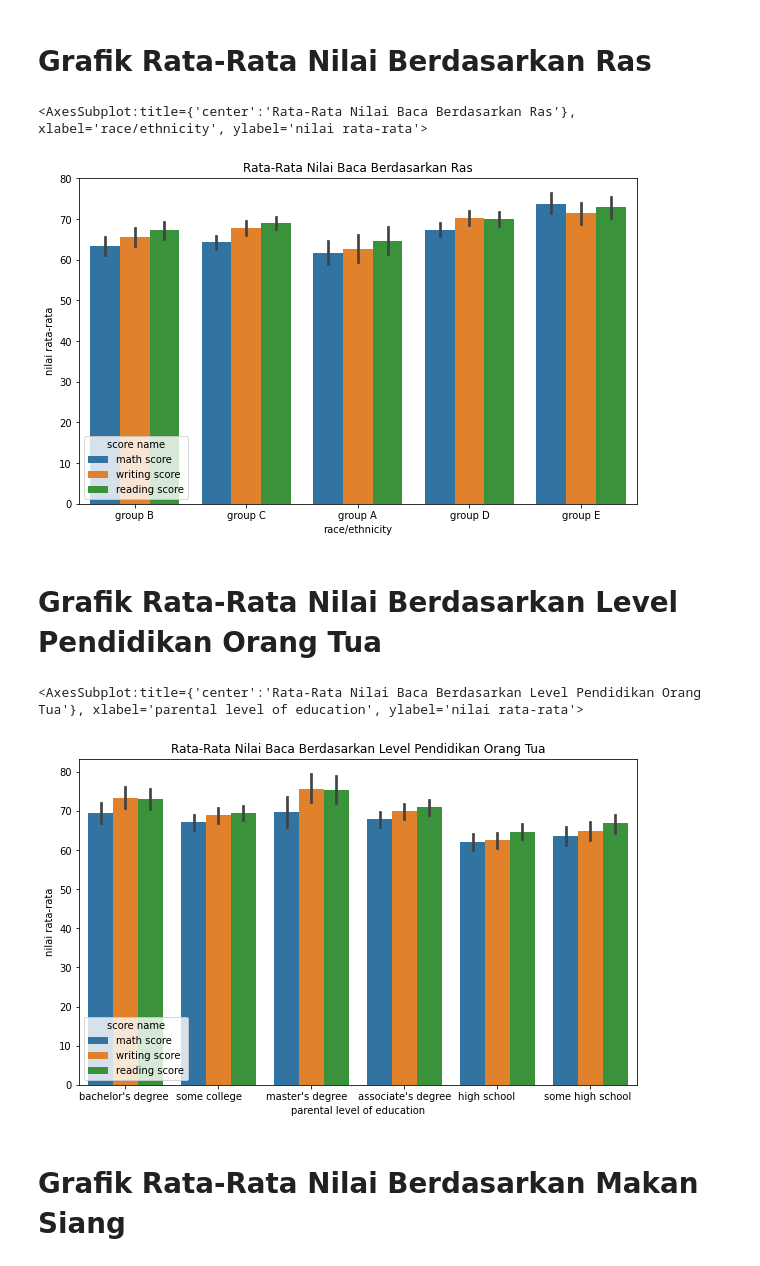
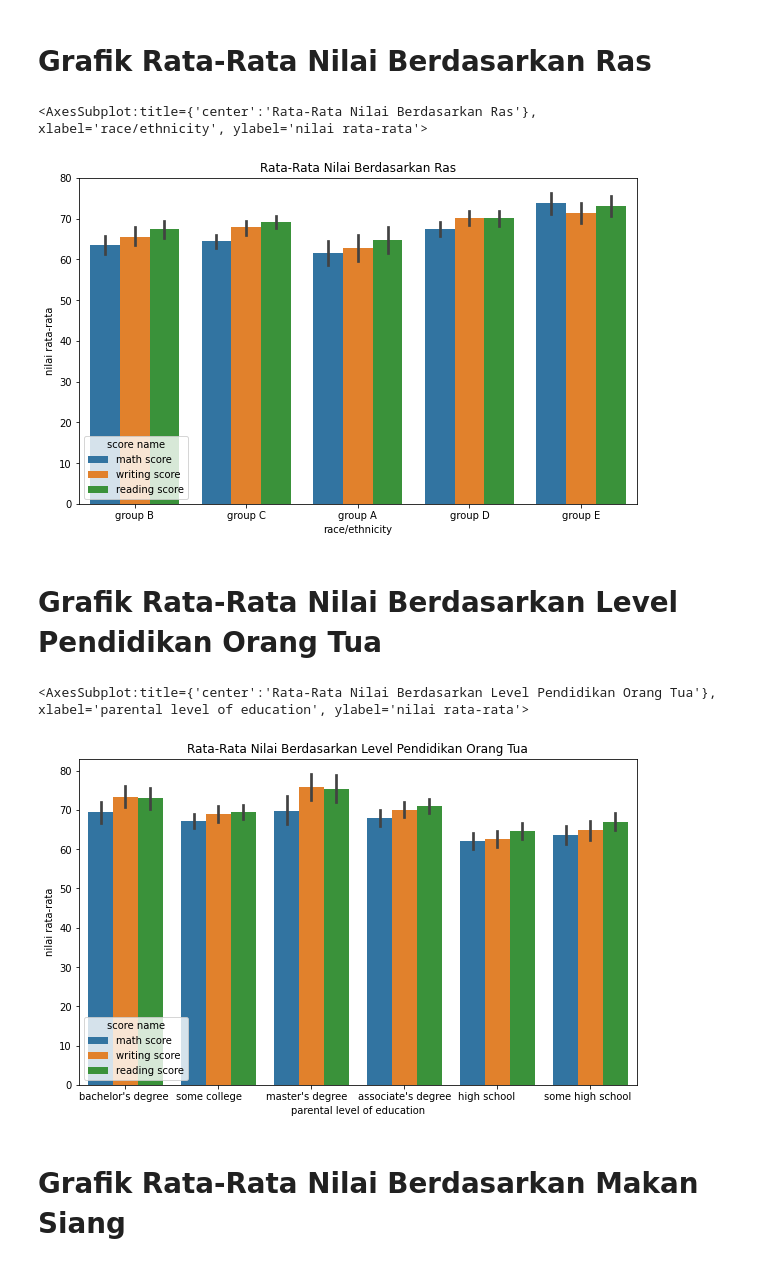
Before and after one commit to nicholassumardi/project_dw_UAS, a Jupyter notebook: PROJECT DW.ipynb, the cells around one changed output. Drawn from its saved outputs; the diff is of its cells as text; code cells hidden in the pictures.

```diff
--- a/PROJECT DW.ipynb
+++ b/PROJECT DW.ipynb
@@ -227,24 +227,24 @@ sns.barplot(data=df_melted, x='gender', y='nilai rata-rata', hue='score name')
 # Grafik Rata-Rata Nilai Berdasarkan Ras
 # %%
 plt.figure(figsize=(10,6))
-plt.title("Rata-Rata Nilai Baca Berdasarkan Ras")
+plt.title("Rata-Rata Nilai Berdasarkan Ras")
 df_melted2 = df.melt(id_vars=['race/ethnicity'], value_vars=['math score', 'writing score', 'reading score'], var_name='score name', value_name='nilai rata-rata')
 
 sns.barplot(data=df_melted2, x='race/ethnicity', y='nilai rata-rata', hue='score name')
 # %% [output]
-<AxesSubplot:title={'center':'Rata-Rata Nilai Baca Berdasarkan Ras'}, xlabel='race/ethnicity', ylabel='nilai rata-rata'>
+<AxesSubplot:title={'center':'Rata-Rata Nilai Berdasarkan Ras'}, xlabel='race/ethnicity', ylabel='nilai rata-rata'>
-[figure, old version]
+[figure, new version]
 # %% [markdown]
 # Grafik Rata-Rata Nilai Berdasarkan Level Pendidikan Orang Tua
 # %%
 plt.figure(figsize=(10,6))
-plt.title("Rata-Rata Nilai Baca Berdasarkan Level Pendidikan Orang Tua")
+plt.title("Rata-Rata Nilai Berdasarkan Level Pendidikan Orang Tua")
 df_melted3 = df.melt(id_vars=['parental level of education'], value_vars=['math score', 'writing score', 'reading score'], var_name='score name', value_name='nilai rata-rata')
 
 sns.barplot(data=df_melted3, x='parental level of education', y='nilai rata-rata', hue='score name')
 # %% [output]
-<AxesSubplot:title={'center':'Rata-Rata Nilai Baca Berdasarkan Level Pendidikan Orang Tua'}, xlabel='parental level of education', ylabel='nilai rata-rata'>
+<AxesSubplot:title={'center':'Rata-Rata Nilai Berdasarkan Level Pendidikan Orang Tua'}, xlabel='parental level of education', ylabel='nilai rata-rata'>
-[figure, old version]
+[figure, new version]
 # %% [markdown]
 # Grafik Rata-Rata Nilai Berdasarkan Makan Siang
 # %%
```
Also changed, not shown: parts of 16 cells of this notebook, 4 other files.
